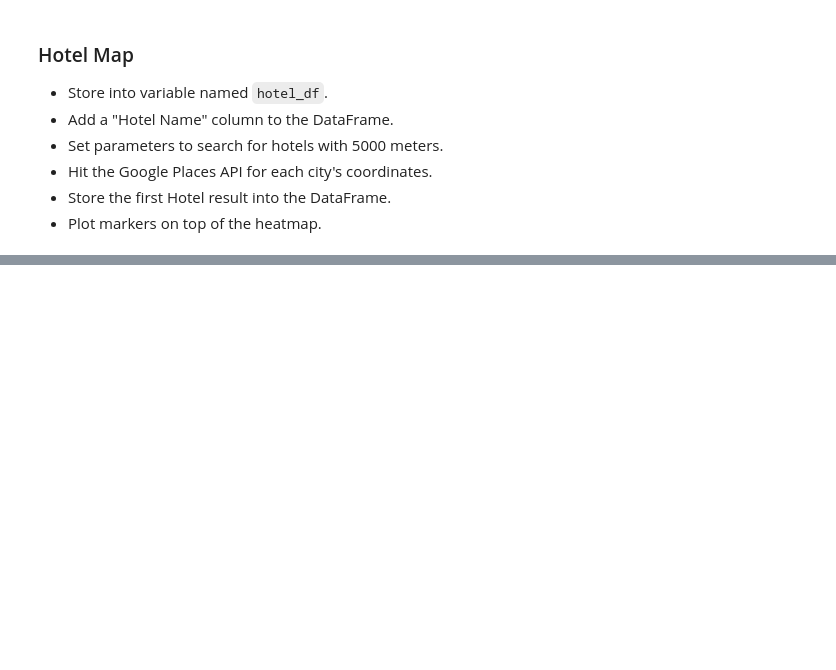
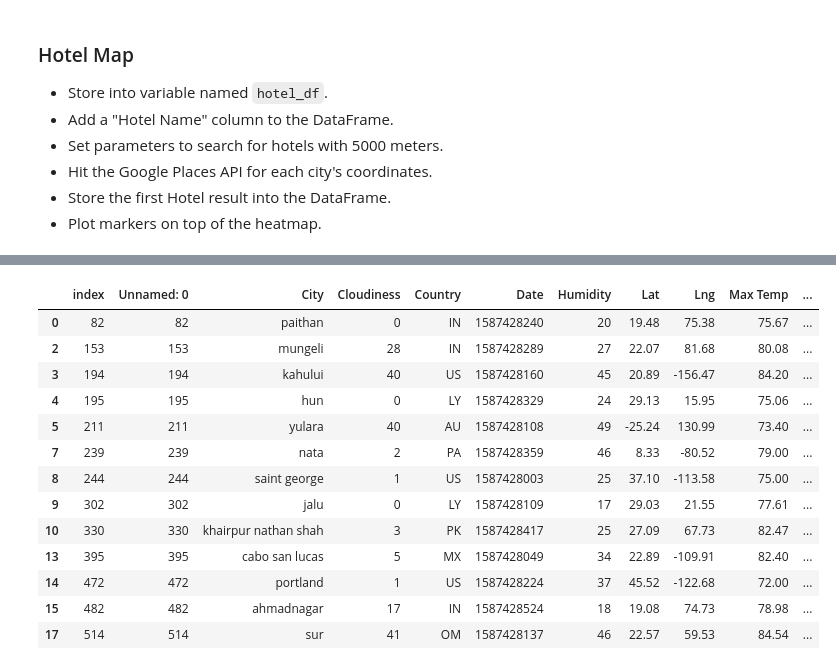
Before and after one commit to EMENGH/python-api-challenge, a Jupyter notebook: WeatherPy/VacationPy.ipynb, the cells around one changed output, grey strips where cells are left out. Saved outputs shown, nothing was run; the diff lists cells and outputs as text; code cells hidden in the pictures; blank space fills up the shorter version.

```diff
--- a/WeatherPy/VacationPy.ipynb
+++ b/WeatherPy/VacationPy.ipynb
@@ -114,0 +121,32 @@ hotel_df
+# %%
+#search googleplaces for hotels within 5000 meters
+
+city_rec_ctr = 0
+hotels_array = []
+
+# loop  through the city coordinates pulling hotels in the city area
+
+for cities in hotel_df['City']:
+        city_coord = str(hotel_df['Lat'][city_rec_ctr])+' , '+str(hotel_df['Lng'][city_rec_ctr])
+
+        #check in a radius of 5000 meters
+        city_radius = 5000
+        search_type = "lodging"
+        city_rec_ctr +=1
+
+        params = {"location": city_coord, "radius": city_radius, "type": search_type, "key": g_key}
+
+        base_url = "https://maps.googleapis.com/maps/api/place/nearbysearch/json"
+
+        try:
+            response = requests.get(base_url, params=params)
+            hotel_list = response.json()
+
+            hotels_array.append(hotel_list['results'][0]['name'])
+
+        except IndexError:
+            hotels_array.append(np.nan)
+
+#append dataframe with hotel names
+hotel_df['Hotel Name'] = hotels_array
+hotel_df.head()
@@ -115,3 +160,22 @@ hotel_df
+# %%
+#clean up DataSet by remooving NAN
+hotel_df_clean = hotel_df.dropna()
+hotel_df_clean
+# %% [output]
+|  | index | Unnamed: 0 | City | Cloudiness | Country | Date | Humidity | Lat | Lng | Max Temp | ... |
+| 0 | 82 | 82 | paithan | 0 | IN | 1587428240 | 20 | 19.48 | 75.38 | 75.67 | ... |
+| 2 | 153 | 153 | mungeli | 28 | IN | 1587428289 | 27 | 22.07 | 81.68 | 80.08 | ... |
+| 3 | 194 | 194 | kahului | 40 | US | 1587428160 | 45 | 20.89 | -156.47 | 84.20 | ... |
+| 4 | 195 | 195 | hun | 0 | LY | 1587428329 | 24 | 29.13 | 15.95 | 75.06 | ... |
+| 5 | 211 | 211 | yulara | 40 | AU | 1587428108 | 49 | -25.24 | 130.99 | 73.40 | ... |
+| 7 | 239 | 239 | nata | 2 | PA | 1587428359 | 46 | 8.33 | -80.52 | 79.00 | ... |
+| 8 | 244 | 244 | saint george | 1 | US | 1587428003 | 25 | 37.10 | -113.58 | 75.00 | ... |
+| 9 | 302 | 302 | jalu | 0 | LY | 1587428109 | 17 | 29.03 | 21.55 | 77.61 | ... |
+| 10 | 330 | 330 | khairpur nathan shah | 3 | PK | 1587428417 | 25 | 27.09 | 67.73 | 82.47 | ... |
+| 13 | 395 | 395 | cabo san lucas | 5 | MX | 1587428049 | 34 | 22.89 | -109.91 | 82.40 | ... |
+| 14 | 472 | 472 | portland | 1 | US | 1587428224 | 37 | 45.52 | -122.68 | 72.00 | ... |
+| 15 | 482 | 482 | ahmadnagar | 17 | IN | 1587428524 | 18 | 19.08 | 74.73 | 78.98 | ... |
+| 17 | 514 | 514 | sur | 41 | OM | 1587428137 | 46 | 22.57 | 59.53 | 84.54 | ... |
 # %%
 # NOTE: Do not change any of the code in this cell
 
```
Also changed, not shown: parts of 7 cells of this notebook.
